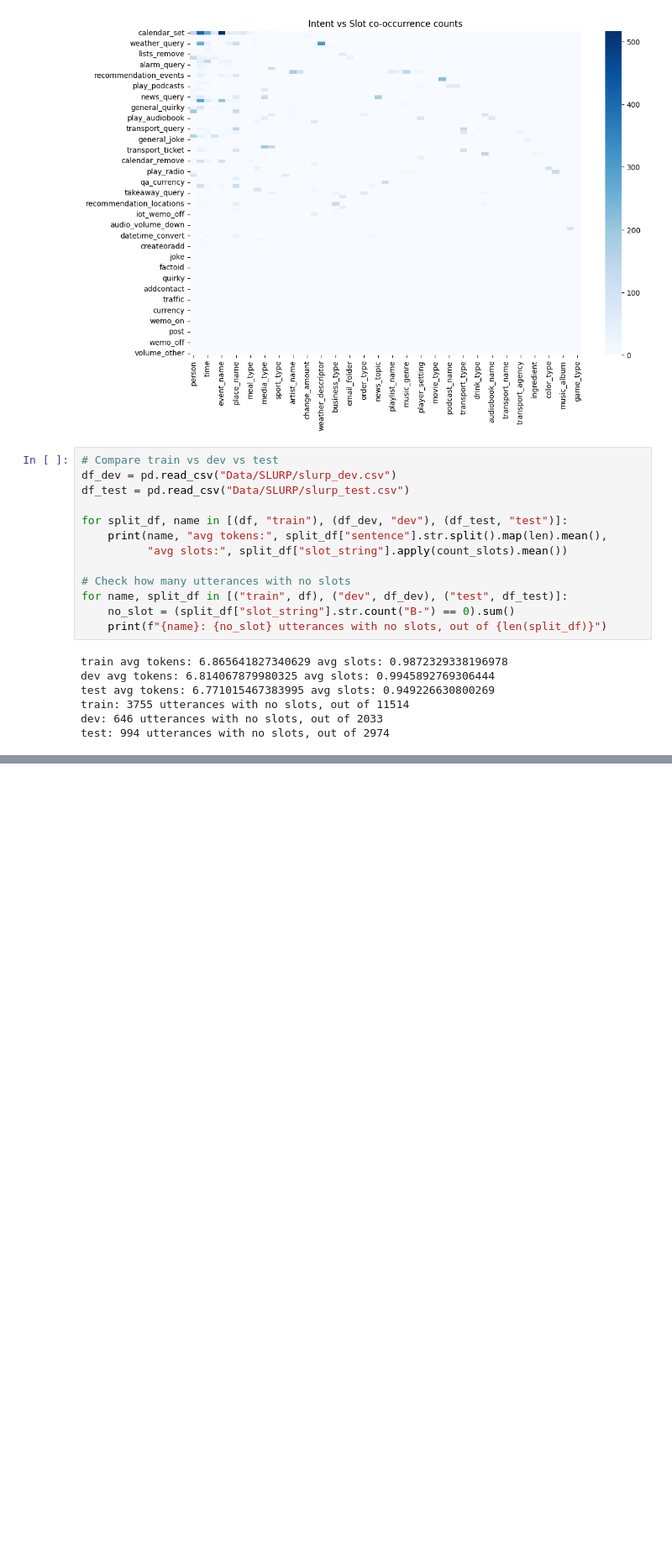
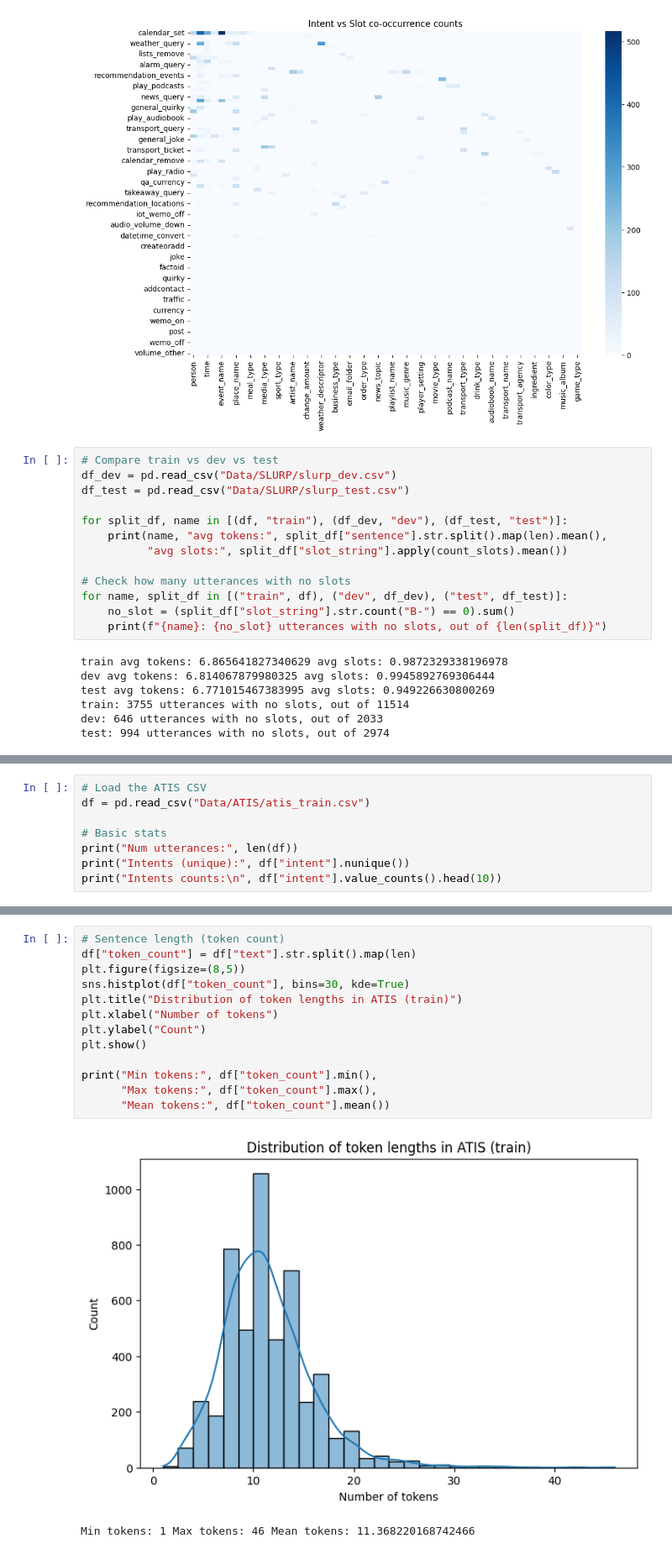
Before and after one commit to dhairya8luthra/Assignment_2_NLP, a Jupyter notebook: Assignment_2.ipynb, the cells around one changed output, grey strips where cells are left out. Shown at 84% size. Drawn from its saved outputs; the diff is of its cells as text; blank space fills up the shorter version.

```diff
--- a/Assignment_2.ipynb
+++ b/Assignment_2.ipynb
@@ -330,0 +333,8 @@ test: 994 utterances with no slots, out of 2974
+# %%
+# Load the ATIS CSV
+df = pd.read_csv("Data/ATIS/atis_train.csv")
+
+# Basic stats
+print("Num utterances:", len(df))
+print("Intents (unique):", df["intent"].nunique())
+print("Intents counts:\n", df["intent"].value_counts().head(10))
@@ -330,0 +357,16 @@ test: 994 utterances with no slots, out of 2974
+# %%
+# Sentence length (token count)
+df["token_count"] = df["text"].str.split().map(len)
+plt.figure(figsize=(8,5))
+sns.histplot(df["token_count"], bins=30, kde=True)
+plt.title("Distribution of token lengths in ATIS (train)")
+plt.xlabel("Number of tokens")
+plt.ylabel("Count")
+plt.show()
+
+print("Min tokens:", df["token_count"].min(),
+      "Max tokens:", df["token_count"].max(),
+      "Mean tokens:", df["token_count"].mean())
+# %% [output]
+[figure, added]
+Min tokens: 1 Max tokens: 46 Mean tokens: 11.368220168742466
```
Also changed, not shown: parts of 6 cells of this notebook.
